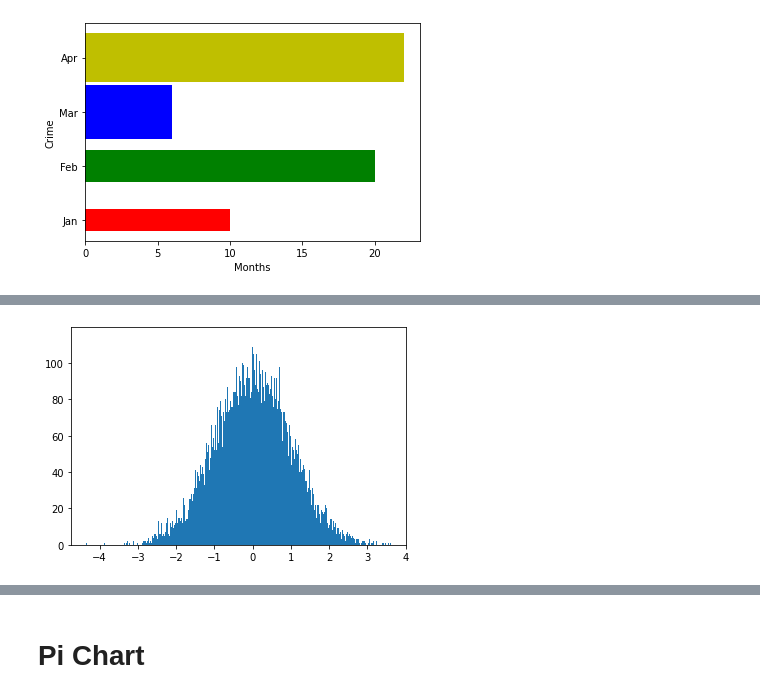
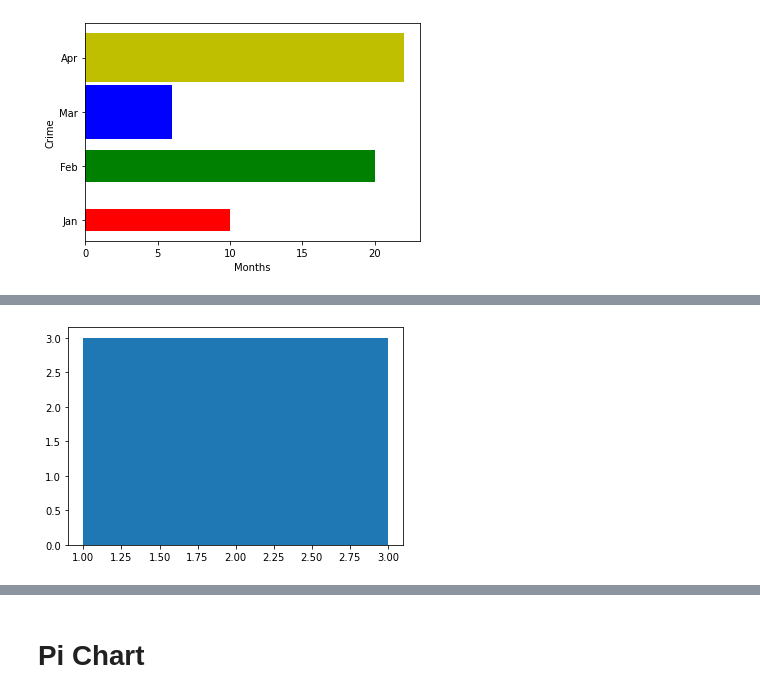
Before and after one commit to Sehaj1904/Data-Science, a Jupyter notebook: Plotting.ipynb, the cells around one changed output, grey strips where cells are left out. Saved outputs shown, nothing was run; the diff lists cells and outputs as text; code cells hidden in the pictures.

```diff
--- a/Plotting.ipynb
+++ b/Plotting.ipynb
@@ -198,5 +218,6 @@ x = np.random.randn(30000)
 # %%
-plt.hist(x,bins=1000)
+x = [1,2,3]
+plt.hist(x,bins=1)
 plt.show()
 # %% [output]
-[figure, old version]
+[figure, new version]
```
Also changed, not shown: parts of 14 cells of this notebook.
